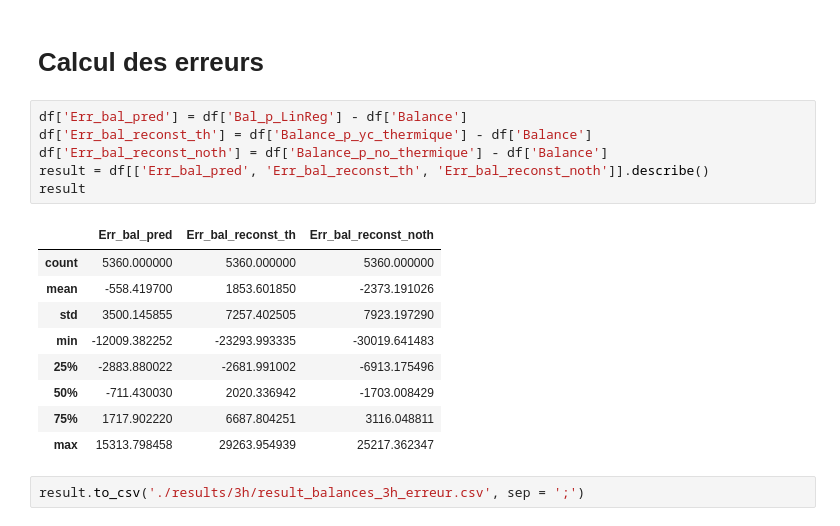
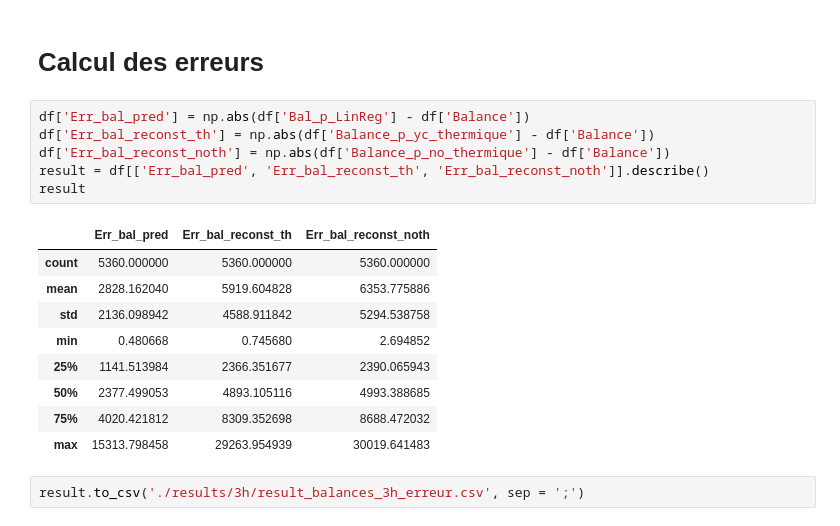
Before and after one commit to cyrilbruyere/France_Energy, a Jupyter notebook: 51-result_balance_3h_FR.ipynb, the cells around one changed output. Drawn from its saved outputs; the diff is of its cells as text.

```diff
--- a/51-result_balance_3h_FR.ipynb
+++ b/51-result_balance_3h_FR.ipynb
@@ -154,20 +161,20 @@ plt.savefig('./results/3h/result_balances_3h.png')
 # %% [markdown]
 # Calcul des erreurs
 # %%
-df['Err_bal_pred'] = df['Bal_p_LinReg'] - df['Balance']
-df['Err_bal_reconst_th'] = df['Balance_p_yc_thermique'] - df['Balance']
-df['Err_bal_reconst_noth'] = df['Balance_p_no_thermique'] - df['Balance']
+df['Err_bal_pred'] = np.abs(df['Bal_p_LinReg'] - df['Balance'])
+df['Err_bal_reconst_th'] = np.abs(df['Balance_p_yc_thermique'] - df['Balance'])
+df['Err_bal_reconst_noth'] = np.abs(df['Balance_p_no_thermique'] - df['Balance'])
 result = df[['Err_bal_pred', 'Err_bal_reconst_th', 'Err_bal_reconst_noth']].describe()
 result
 # %% [output]
 |  | Err_bal_pred | Err_bal_reconst_th | Err_bal_reconst_noth |
 | count | 5360.000000 | 5360.000000 | 5360.000000 |
-| mean | -558.419700 | 1853.601850 | -2373.191026 |
-| std | 3500.145855 | 7257.402505 | 7923.197290 |
-| min | -12009.382252 | -23293.993335 | -30019.641483 |
-| 25% | -2883.880022 | -2681.991002 | -6913.175496 |
-| 50% | -711.430030 | 2020.336942 | -1703.008429 |
-| 75% | 1717.902220 | 6687.804251 | 3116.048811 |
-| max | 15313.798458 | 29263.954939 | 25217.362347 |
+| mean | 2828.162040 | 5919.604828 | 6353.775886 |
+| std | 2136.098942 | 4588.911842 | 5294.538758 |
+| min | 0.480668 | 0.745680 | 2.694852 |
+| 25% | 1141.513984 | 2366.351677 | 2390.065943 |
+| 50% | 2377.499053 | 4893.105116 | 4993.388685 |
+| 75% | 4020.421812 | 8309.352698 | 8688.472032 |
+| max | 15313.798458 | 29263.954939 | 30019.641483 |
 # %%
 result.to_csv('./results/3h/result_balances_3h_erreur.csv', sep = ';')
```
Also changed, not shown: parts of 5 cells of this notebook, 18 other files.
